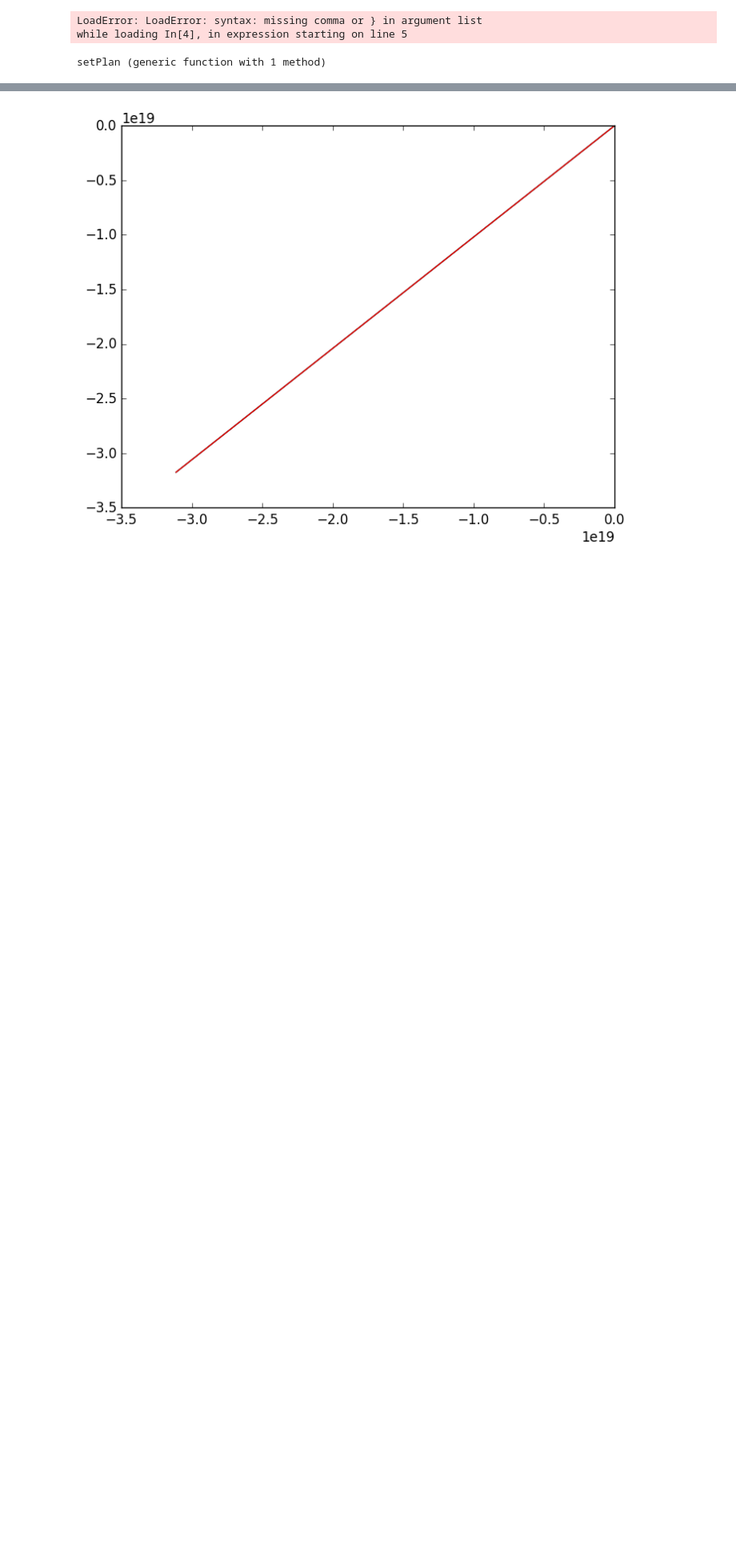
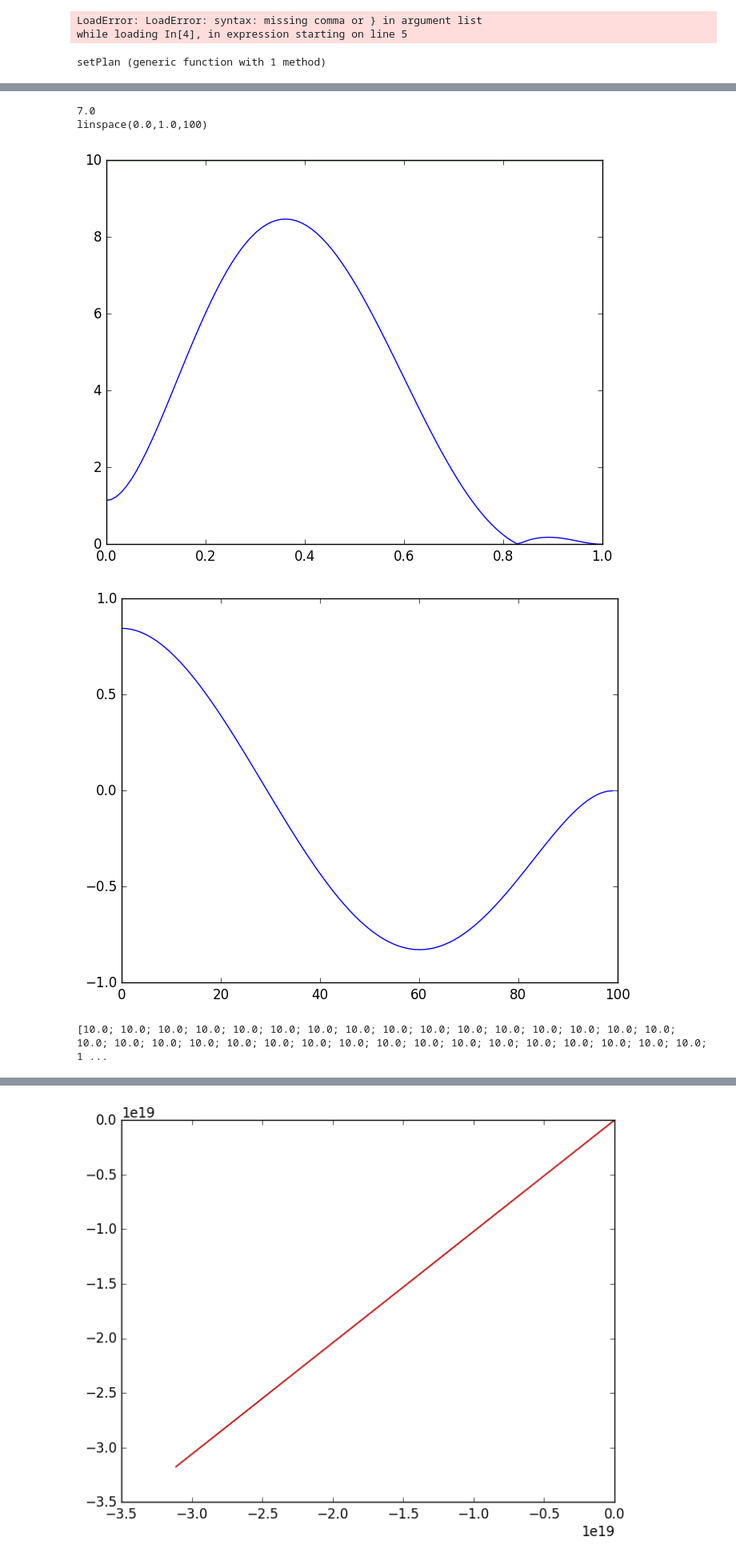
Before and after one commit to stefantj/polynomial-path-smoothing, a Jupyter notebook: LocalPolyPlanner.ipynb, the cells around one changed output, grey strips where cells are left out. Shown at 80% size. Drawn from its saved outputs; the diff is of its cells as text; code cells hidden in the pictures; blank space fills up the shorter version.

```diff
--- a/LocalPolyPlanner.ipynb
+++ b/LocalPolyPlanner.ipynb
@@ -443,0 +618,17 @@ path went out of bounds
+# %%
+#create lines
+println(timeV)
+println(plotTimes)
+num = 1;
+limit = ones(size(plotTimes,1), size(plotTimes,2)) * max_vel*(timeV-2)^num;
+plot(plotTimes, sqrt((evaluate_poly(y_coeffs,num,plotTimes)).^2+(evaluate_poly(y_coeffs,num,plotTimes)).^2));
+plot(plotTimes, limit)
+println(limit)
+figure()
+plot(evaluate_poly(x_coeffs,1,plotTimes))
+# %% [output]
+7.0
+linspace(0.0,1.0,100)
+[figure, added]
+[figure, added]
+[10.0; 10.0; 10.0; 10.0; 10.0; 10.0; 10.0; 10.0; 10.0; 10.0; 10.0; 10.0; 10.0; 10.0; 10.0; 10.0; 10.0; 10.0; 10.0; 10.0; 10.0; 10.0; 10.0; 10.0; 10.0; 10.0; 10.0; 10.0; 10.0; 10.0; 10.0; 10.0; 10.0; 1 ...
```
Also changed, not shown: parts of 4 cells of this notebook, 1 other file.
